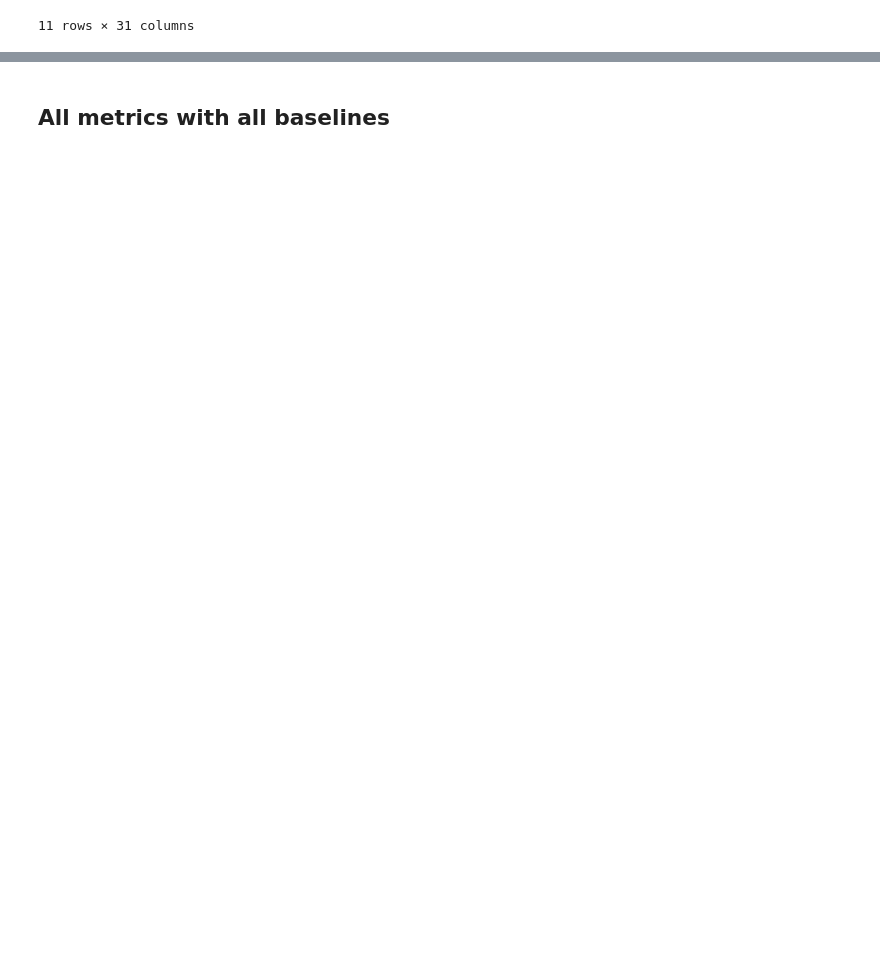
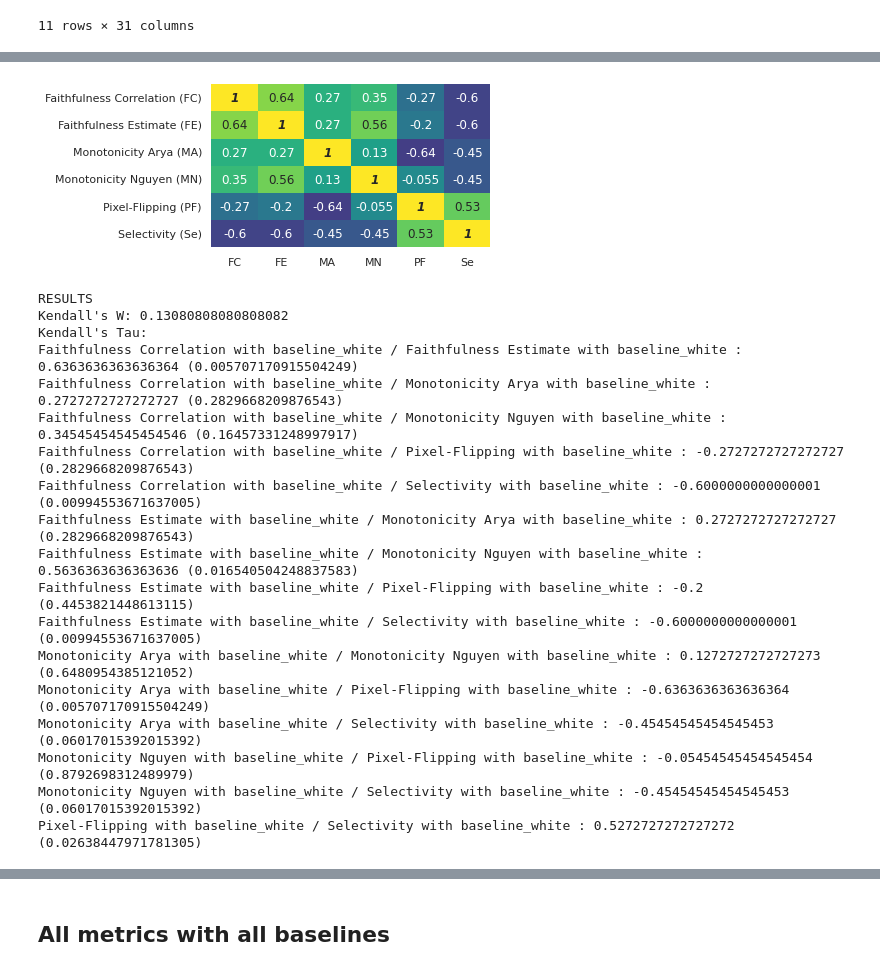
Before and after one commit to multitel-ai/Evaluation-XAI-Metrics-GD6-TRAIL, a Jupyter notebook: XAI_analysis_correlations_rank_aggreg.ipynb, the cells around one changed output, grey strips where cells are left out. Drawn from its saved outputs; the diff is of its cells as text; code cells hidden in the pictures; blank space fills up the shorter version.

```diff
--- a/XAI_analysis_correlations_rank_aggreg.ipynb
+++ b/XAI_analysis_correlations_rank_aggreg.ipynb
@@ -304,0 +361,22 @@ def plot_corr_matrix(tau_values, p_values, labels, masked=False, show=True, save
+# %%
+plot_same_baseline_diff_metrics_figure(dico_ranks, 'baseline_white')
+# %% [output]
+[figure, added]
+RESULTS
+Kendall's W: 0.13080808080808082
+Kendall's Tau:
+Faithfulness Correlation with baseline_white / Faithfulness Estimate with baseline_white : 0.6363636363636364 (0.005707170915504249)
+Faithfulness Correlation with baseline_white / Monotonicity Arya with baseline_white : 0.2727272727272727 (0.2829668209876543)
+Faithfulness Correlation with baseline_white / Monotonicity Nguyen with baseline_white : 0.34545454545454546 (0.16457331248997917)
+Faithfulness Correlation with baseline_white / Pixel-Flipping with baseline_white : -0.2727272727272727 (0.2829668209876543)
+Faithfulness Correlation with baseline_white / Selectivity with baseline_white : -0.6000000000000001 (0.00994553671637005)
+Faithfulness Estimate with baseline_white / Monotonicity Arya with baseline_white : 0.2727272727272727 (0.2829668209876543)
+Faithfulness Estimate with baseline_white / Monotonicity Nguyen with baseline_white : 0.5636363636363636 (0.016540504248837583)
+Faithfulness Estimate with baseline_white / Pixel-Flipping with baseline_white : -0.2 (0.4453821448613115)
+Faithfulness Estimate with baseline_white / Selectivity with baseline_white : -0.6000000000000001 (0.00994553671637005)
+Monotonicity Arya with baseline_white / Monotonicity Nguyen with baseline_white : 0.1272727272727273 (0.6480954385121052)
+Monotonicity Arya with baseline_white / Pixel-Flipping with baseline_white : -0.6363636363636364 (0.005707170915504249)
+Monotonicity Arya with baseline_white / Selectivity with baseline_white : -0.45454545454545453 (0.06017015392015392)
+Monotonicity Nguyen with baseline_white / Pixel-Flipping with baseline_white : -0.05454545454545454 (0.8792698312489979)
+Monotonicity Nguyen with baseline_white / Selectivity with baseline_white : -0.45454545454545453 (0.06017015392015392)
+Pixel-Flipping with baseline_white / Selectivity with baseline_white : 0.5272727272727272 (0.02638447971781305)
```
Also changed, not shown: parts of 93 cells of this notebook, 40 other files.
